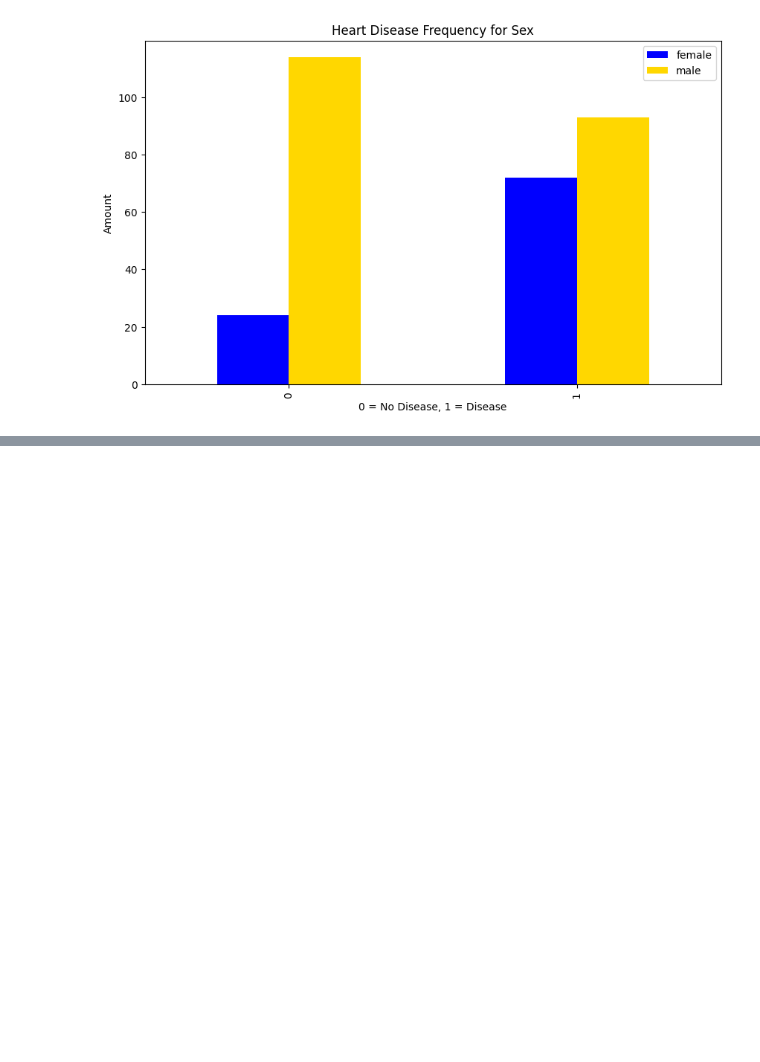
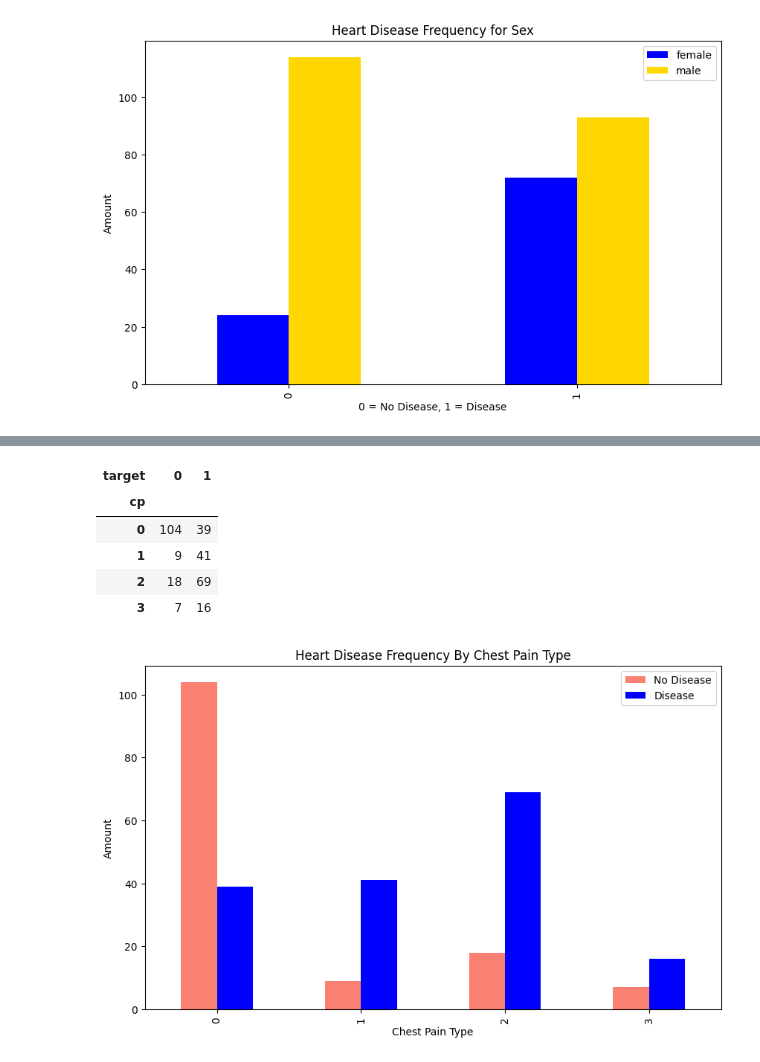
Before and after one commit to mauriciotxt/cl-model-1, a Jupyter notebook: classification-model.ipynb, the cells around one changed output, grey strips where cells are left out. Saved outputs shown, nothing was run; the diff lists cells and outputs as text; code cells hidden in the pictures; blank space fills up the shorter version.

```diff
--- a/classification-model.ipynb
+++ b/classification-model.ipynb
@@ -117,0 +176,20 @@ Text(0, 0.5, 'Amount')
+# %%
+pd.crosstab(df.cp, df.target).plot(kind="bar", figsize=(10, 6), color=["salmon", "blue"])
+
+plt.title("Heart Disease Frequency By Chest Pain Type")
+plt.xlabel("Chest Pain Type")
+plt.ylabel("Amount")
+plt.legend(["No Disease", "Disease"]);
+
+pd.crosstab(df.cp, df.target)
+
+# Many patients with heart disease have chest pain type 2:
+# Non-anginal pain (typically esophageal spasms (non heart related) that in theory souldn't be heart related
+# %% [output]
+| target | 0 | 1 |
+| cp |  |  |
+| 0 | 104 | 39 |
+| 1 | 9 | 41 |
+| 2 | 18 | 69 |
+| 3 | 7 | 16 |
+[figure, added]
```
Also changed, not shown: parts of 9 cells of this notebook, 1 other file.
